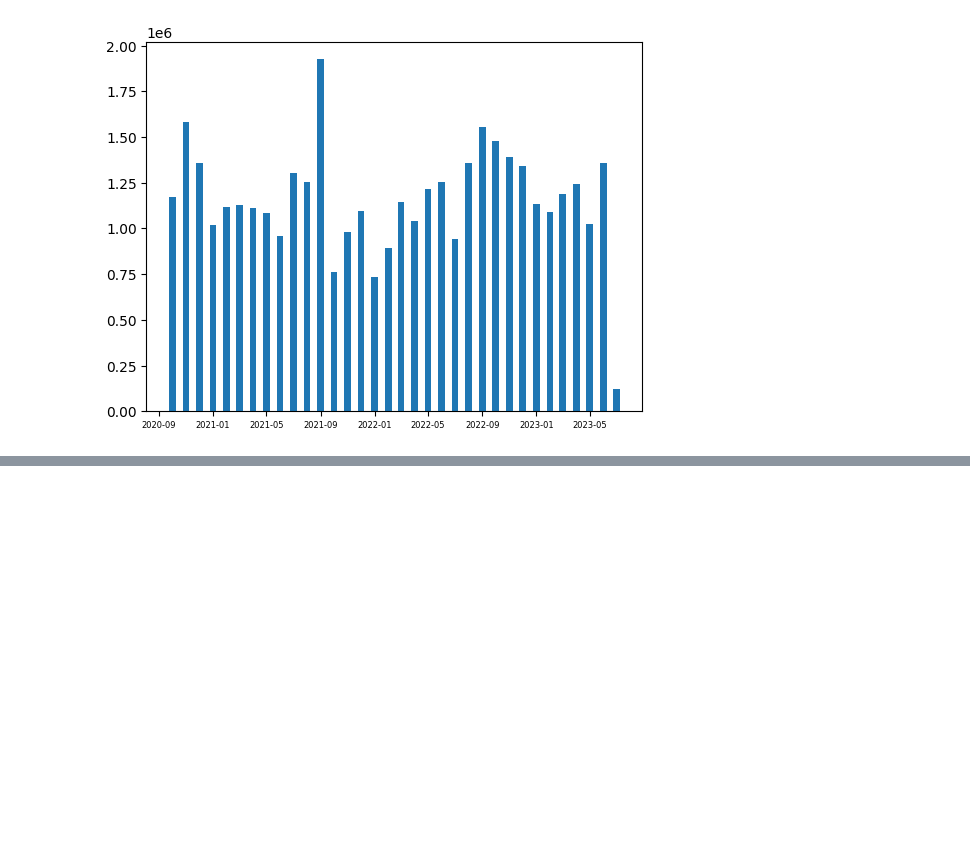
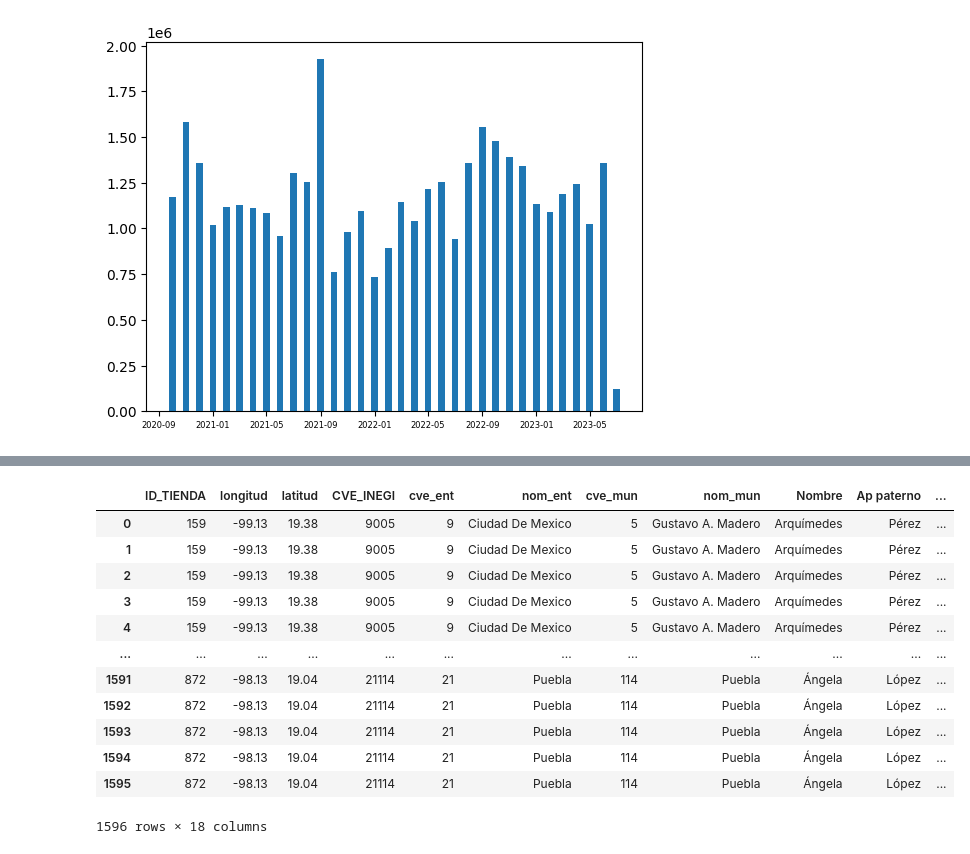
Before and after one commit to okadath/data_mining, a Jupyter notebook: Untitled.ipynb, the cells around one changed output, grey strips where cells are left out. Saved outputs shown, nothing was run; the diff lists cells and outputs as text; code cells hidden in the pictures; blank space fills up the shorter version.

```diff
--- a/Untitled.ipynb
+++ b/Untitled.ipynb
@@ -483,0 +543,19 @@ plt.show()
+# %%
+df_orders['Col3'] = df_orders[['Nombre', 'Ap paterno', 'Ap materno']].apply(lambda x: ''.join(x), axis=1)
+
+df_orders['Col3_clean']=df_orders['Col3'].map(lambda x: x.replace("\xa0", " ")).map(lambda x: x.replace(" ", ""))
+df_orders
+# %% [output]
+|  | ID_TIENDA | longitud | latitud | CVE_INEGI | cve_ent | nom_ent | cve_mun | nom_mun | Nombre | Ap paterno | ... |
+| 0 | 159 | -99.13 | 19.38 | 9005 | 9 | Ciudad De Mexico | 5 | Gustavo A. Madero | Arquímedes | Pérez | ... |
+| 1 | 159 | -99.13 | 19.38 | 9005 | 9 | Ciudad De Mexico | 5 | Gustavo A. Madero | Arquímedes | Pérez | ... |
+| 2 | 159 | -99.13 | 19.38 | 9005 | 9 | Ciudad De Mexico | 5 | Gustavo A. Madero | Arquímedes | Pérez | ... |
+| 3 | 159 | -99.13 | 19.38 | 9005 | 9 | Ciudad De Mexico | 5 | Gustavo A. Madero | Arquímedes | Pérez | ... |
+| 4 | 159 | -99.13 | 19.38 | 9005 | 9 | Ciudad De Mexico | 5 | Gustavo A. Madero | Arquímedes | Pérez | ... |
+| ... | ... | ... | ... | ... | ... | ... | ... | ... | ... | ... | ... |
+| 1591 | 872 | -98.13 | 19.04 | 21114 | 21 | Puebla | 114 | Puebla | Ángela | López | ... |
+| 1592 | 872 | -98.13 | 19.04 | 21114 | 21 | Puebla | 114 | Puebla | Ángela | López | ... |
+| 1593 | 872 | -98.13 | 19.04 | 21114 | 21 | Puebla | 114 | Puebla | Ángela | López | ... |
+| 1594 | 872 | -98.13 | 19.04 | 21114 | 21 | Puebla | 114 | Puebla | Ángela | López | ... |
+| 1595 | 872 | -98.13 | 19.04 | 21114 | 21 | Puebla | 114 | Puebla | Ángela | López | ... |
+1596 rows × 18 columns
```
Also changed, not shown: parts of 15 cells of this notebook.
